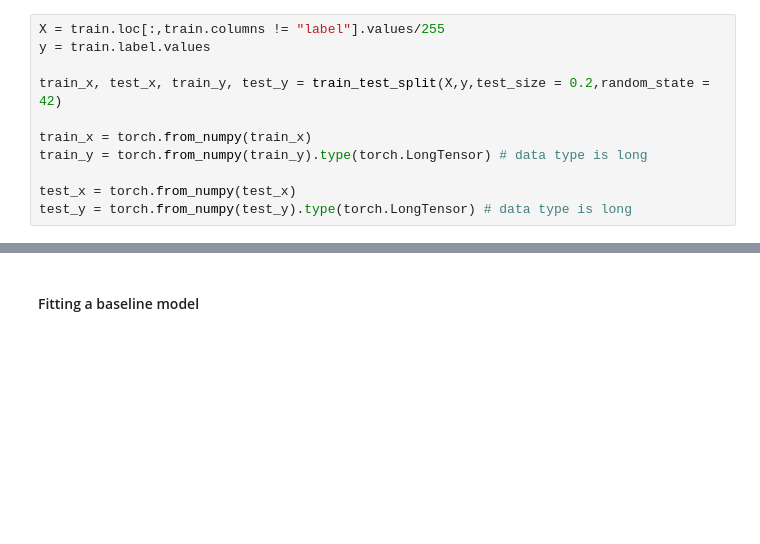
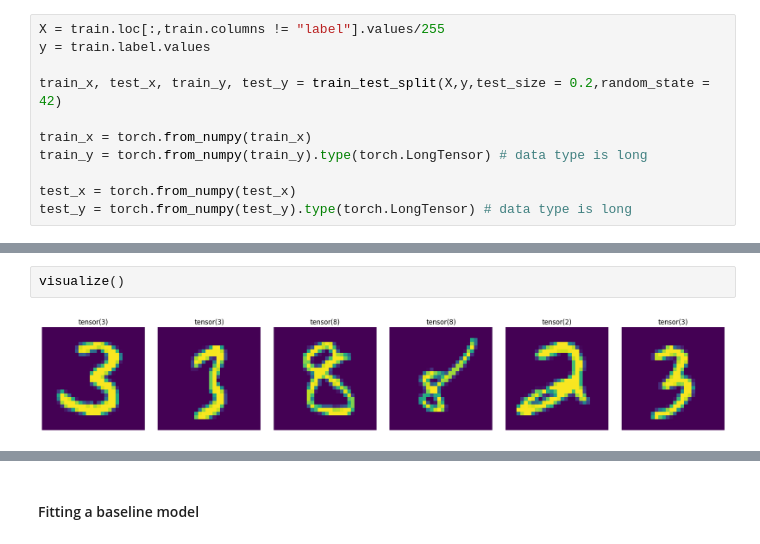
Before and after one commit to dibkb/mnist, a Jupyter notebook: mnist-dk.ipynb, the cells around one changed output, grey strips where cells are left out. Cells and saved outputs as stored; diff of their text form; blank space fills up the shorter version.

```diff
--- a/mnist-dk.ipynb
+++ b/mnist-dk.ipynb
@@ -61,0 +86,4 @@ test_y = torch.from_numpy(test_y).type(torch.LongTensor) # data type is long
+# %%
+visualize()
+# %% [output]
+[figure, added]
```
Also changed, not shown: parts of 6 cells of this notebook.
